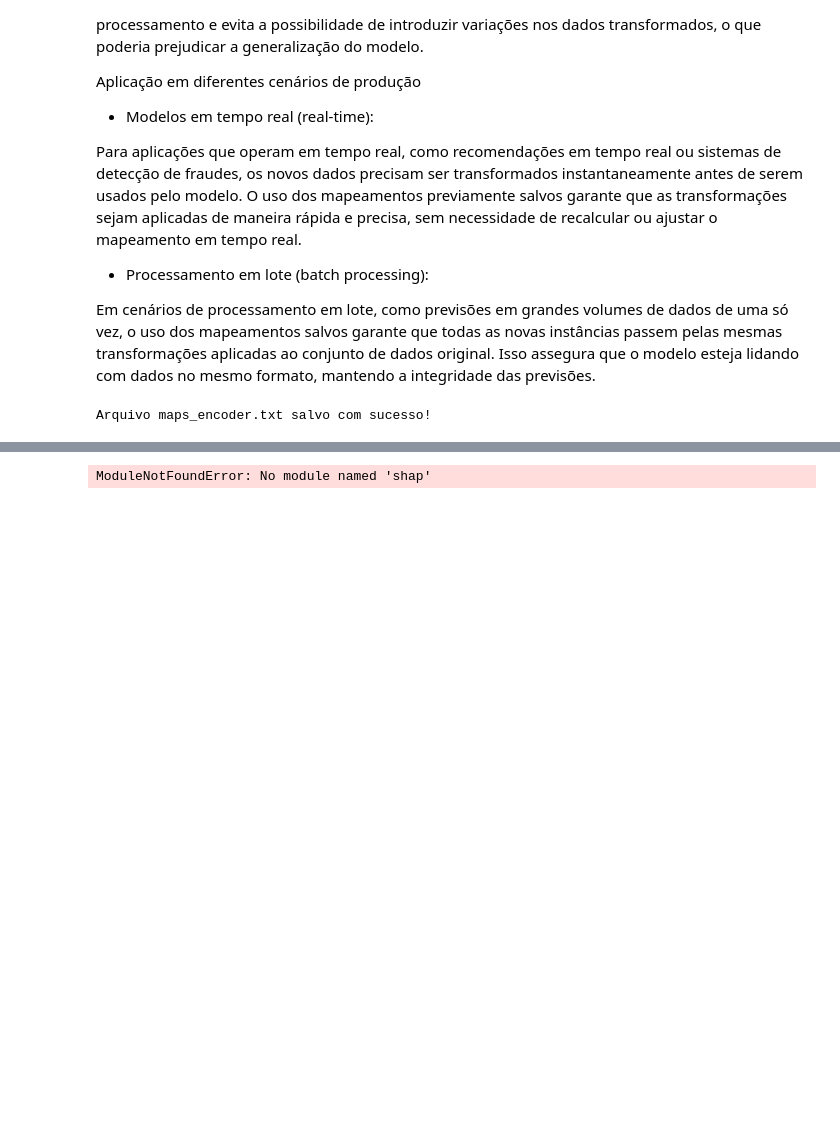
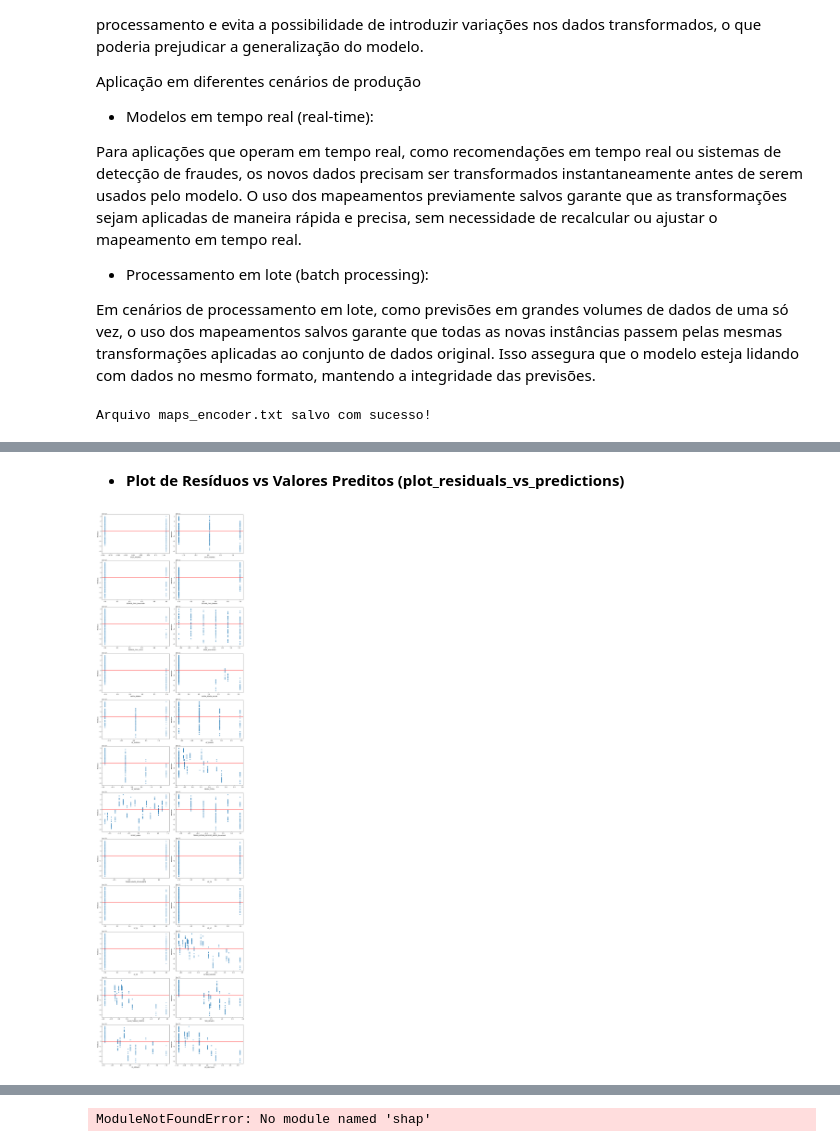
Before and after one commit to AnnaPaulaFigueiredo/credit-score, a Jupyter notebook: code/machine_learning_models.ipynb, the cells around one changed output, grey strips where cells are left out. Saved outputs shown, nothing was run; the diff lists cells and outputs as text; code cells hidden in the pictures; blank space fills up the shorter version.

```diff
--- a/code/machine_learning_models.ipynb
+++ b/code/machine_learning_models.ipynb
@@ -861,0 +1044,6 @@ Error:
+# %% [markdown]
+* **Plot de Resíduos vs Valores Preditos (plot_residuals_vs_predictions)**
+# %%
+plot_residuals_vs_features(X_test_scaled, y_test, pred_dict['Linear Regression'])
+# %% [output]
+[figure, added]
```
Also changed, not shown: parts of 59 cells of this notebook, 3 other files.
